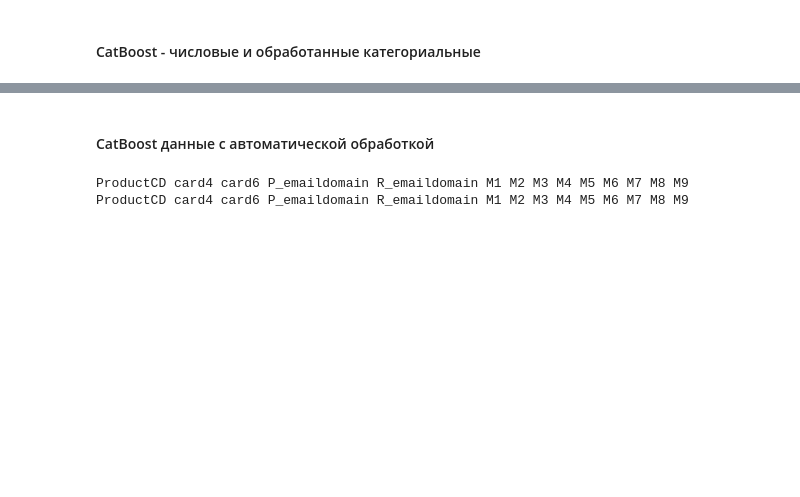
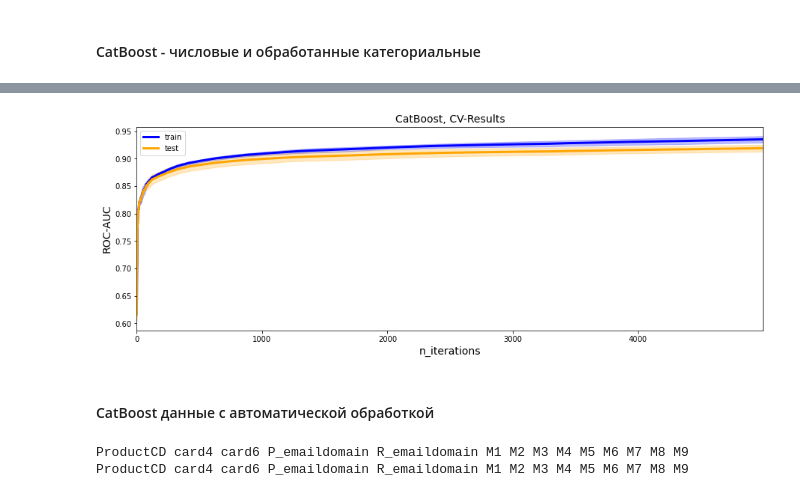
Before and after one commit to VokiVon-P/GB_Kaggle, a Jupyter notebook: notebooks/02_Boosting_Algos.ipynb, the cells around one changed output, grey strips where cells are left out. Drawn from its saved outputs; the diff is of its cells as text; code cells hidden in the pictures; blank space fills up the shorter version.

```diff
--- a/notebooks/02_Boosting_Algos.ipynb
+++ b/notebooks/02_Boosting_Algos.ipynb
@@ -701,0 +707,4 @@ Wall time: 4min 36s
+# %%
+%%time
+# кросвалидация
+cv_cboost_prep = cv_catboost(cb_params, prep_train, y_train)
@@ -702,3 +755,7 @@ Wall time: 4min 36s
+# %%
+plotCatBoostResult(cv_cboost_prep)
+# %% [output]
+[figure, added]
 # %% [markdown]
 #### CatBoost данные с автоматической обработкой
 # %%
```
Also changed, not shown: parts of 35 cells of this notebook.
